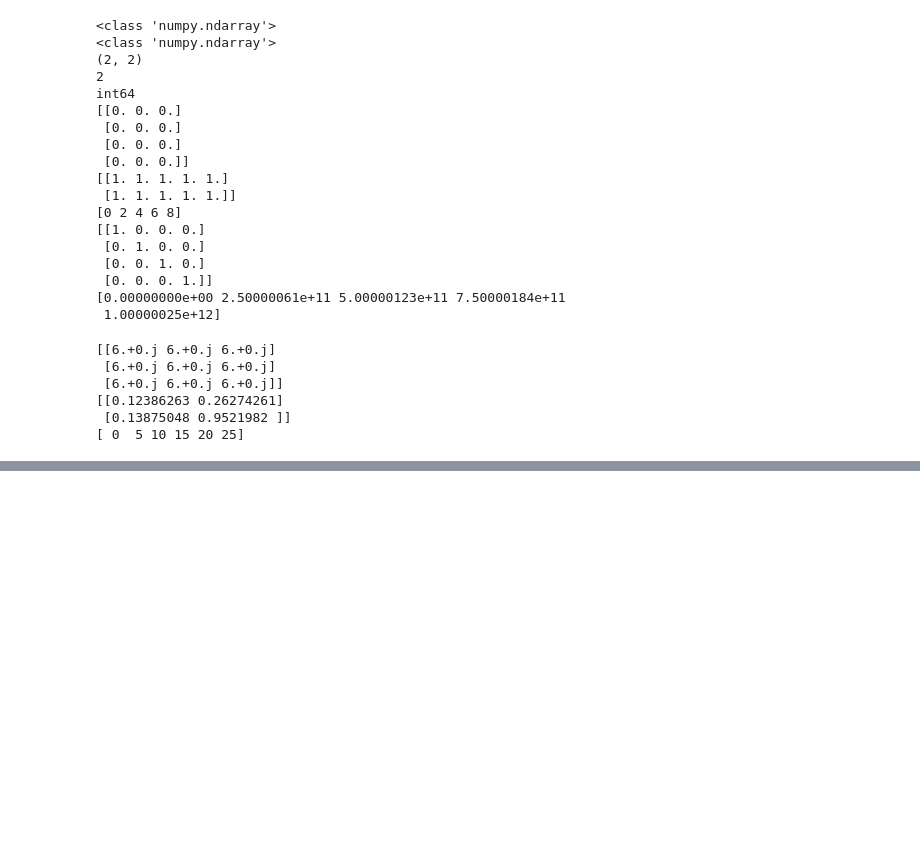
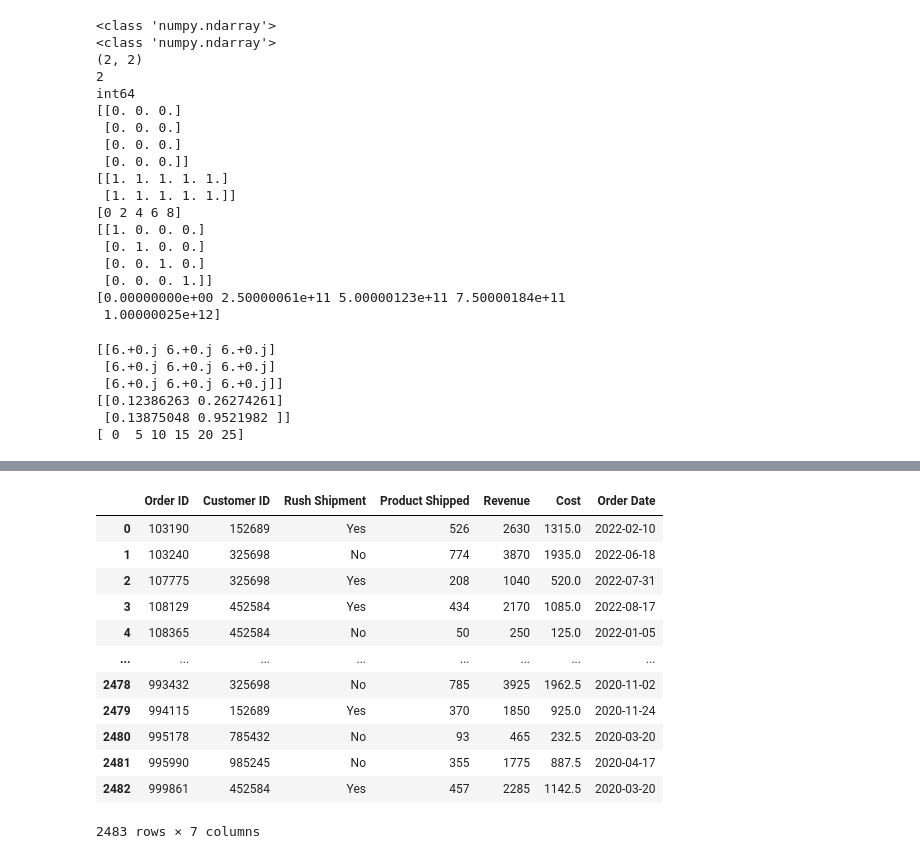
Before and after one commit to Anamika282004/Python-Workshop, a Jupyter notebook: Day3/Day3Practice.ipynb, the cells around one changed output, grey strips where cells are left out. Drawn from its saved outputs; the diff is of its cells as text; code cells hidden in the pictures; blank space fills up the shorter version.

```diff
--- a/Day3/Day3Practice.ipynb
+++ b/Day3/Day3Practice.ipynb
@@ -271,0 +394,16 @@ print(f)
+# %%
+df
+# %% [output]
+|  | Order ID | Customer ID | Rush Shipment | Product Shipped | Revenue | Cost | Order Date |
+| 0 | 103190 | 152689 | Yes | 526 | 2630 | 1315.0 | 2022-02-10 |
+| 1 | 103240 | 325698 | No | 774 | 3870 | 1935.0 | 2022-06-18 |
+| 2 | 107775 | 325698 | Yes | 208 | 1040 | 520.0 | 2022-07-31 |
+| 3 | 108129 | 452584 | Yes | 434 | 2170 | 1085.0 | 2022-08-17 |
+| 4 | 108365 | 452584 | No | 50 | 250 | 125.0 | 2022-01-05 |
+| ... | ... | ... | ... | ... | ... | ... | ... |
+| 2478 | 993432 | 325698 | No | 785 | 3925 | 1962.5 | 2020-11-02 |
+| 2479 | 994115 | 152689 | Yes | 370 | 1850 | 925.0 | 2020-11-24 |
+| 2480 | 995178 | 785432 | No | 93 | 465 | 232.5 | 2020-03-20 |
+| 2481 | 995990 | 985245 | No | 355 | 1775 | 887.5 | 2020-04-17 |
+| 2482 | 999861 | 452584 | Yes | 457 | 2285 | 1142.5 | 2020-03-20 |
+2483 rows × 7 columns
```
Also changed, not shown: parts of 9 cells of this notebook, 2 other files.
